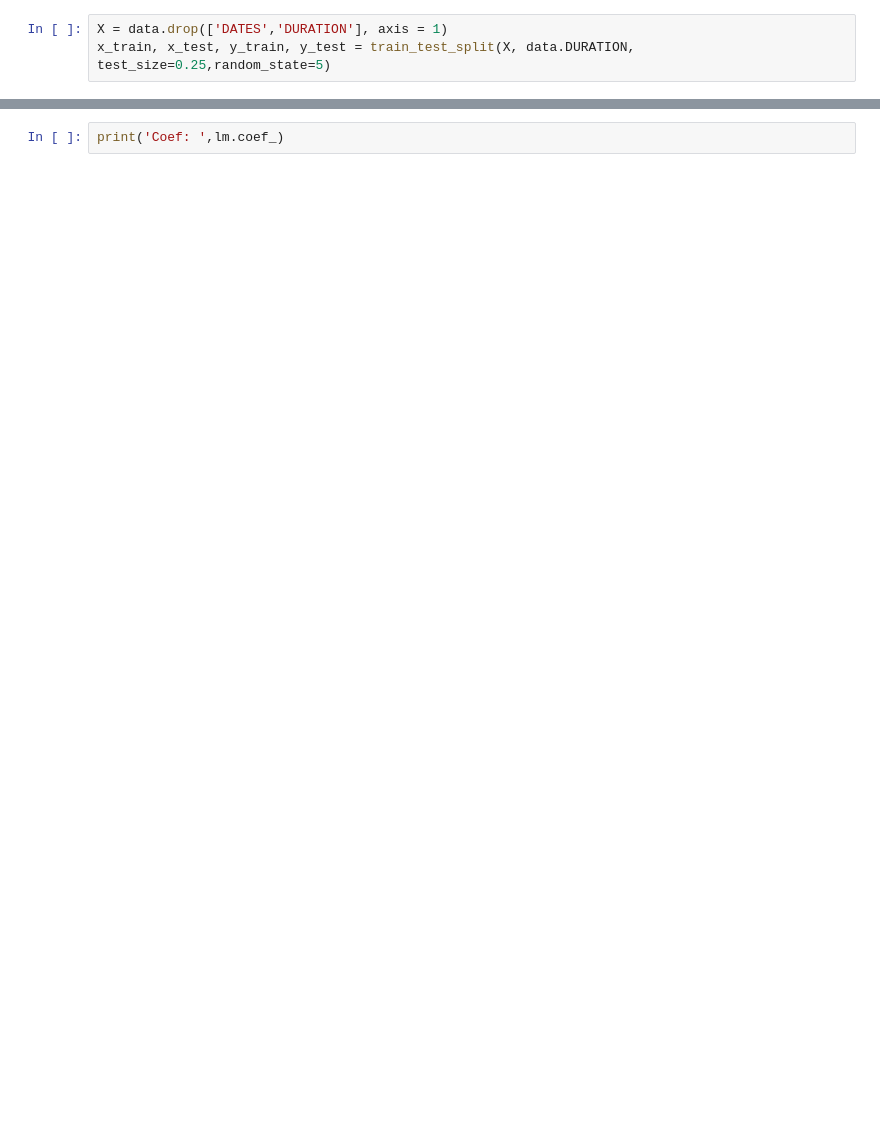
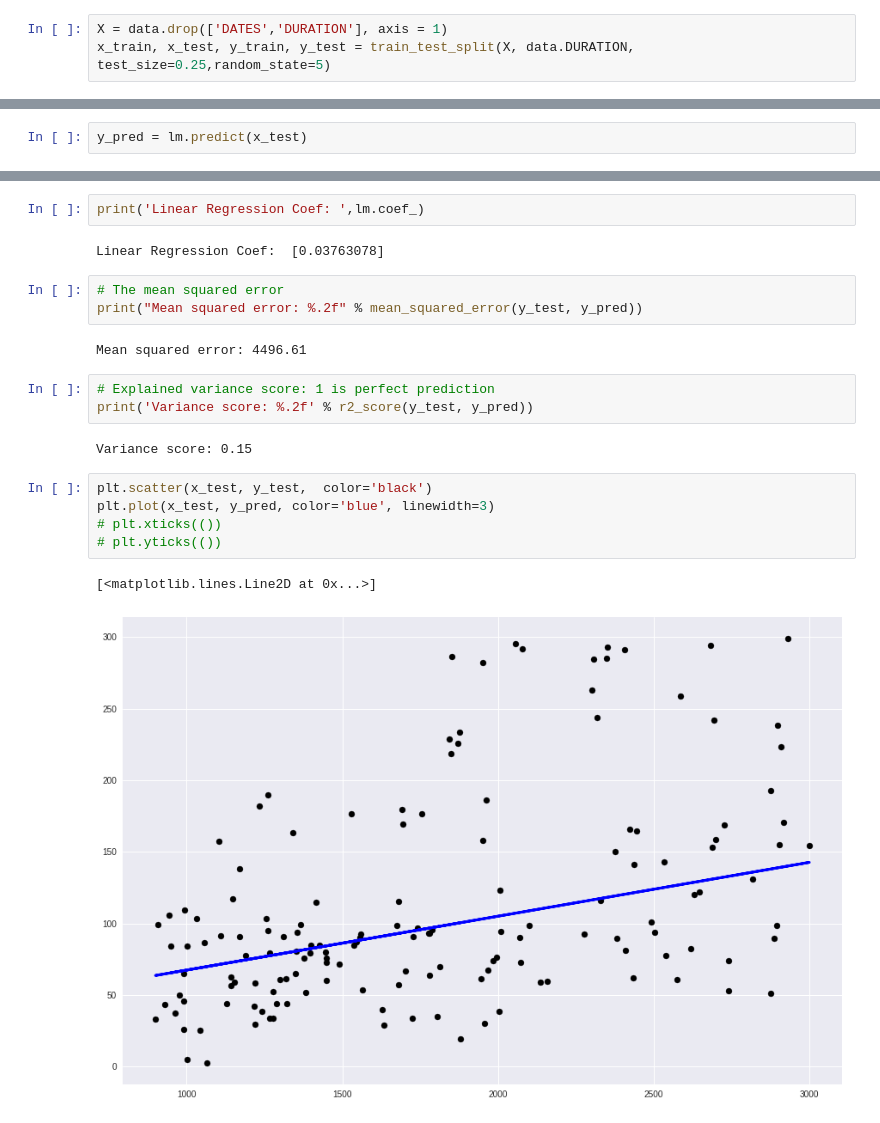
Before and after one commit to aaa34bbb56ccc/py_regression, a Jupyter notebook: regress_sample.ipynb, the cells around one changed output, grey strips where cells are left out. Saved outputs shown, nothing was run; the diff lists cells and outputs as text; blank space fills up the shorter version.

```diff
--- a/regress_sample.ipynb
+++ b/regress_sample.ipynb
@@ -39,2 +72,4 @@ lm.fit(x_train, y_train)
+# %%
+y_pred = lm.predict(x_test)
 # %%
 print ('Estimated incercept coefficient: ', lm.intercept_)
@@ -43,5 +82,25 @@ print ('Number of coefficients: ', len(lm.coef_))
 # %%
-print('Coef: ',lm.coef_)
+print('Linear Regression Coef: ',lm.coef_)
+# %% [output]
+Linear Regression Coef:  [0.03763078]
+# %%
+# The mean squared error
+print("Mean squared error: %.2f" % mean_squared_error(y_test, y_pred))
+# %% [output]
+Mean squared error: 4496.61
+# %%
+# Explained variance score: 1 is perfect prediction
+print('Variance score: %.2f' % r2_score(y_test, y_pred))
+# %% [output]
+Variance score: 0.15
+# %%
+plt.scatter(x_test, y_test,  color='black')
+plt.plot(x_test, y_pred, color='blue', linewidth=3)
+# plt.xticks(())
+# plt.yticks(())
+# %% [output]
+[<matplotlib.lines.Line2D at 0x...>]
+[figure, added]
 # %%
 plt.scatter(y_train, lm.predict(x_train))
 plt.xlabel("Real duration")
```
Also changed, not shown: parts of 27 cells of this notebook.
